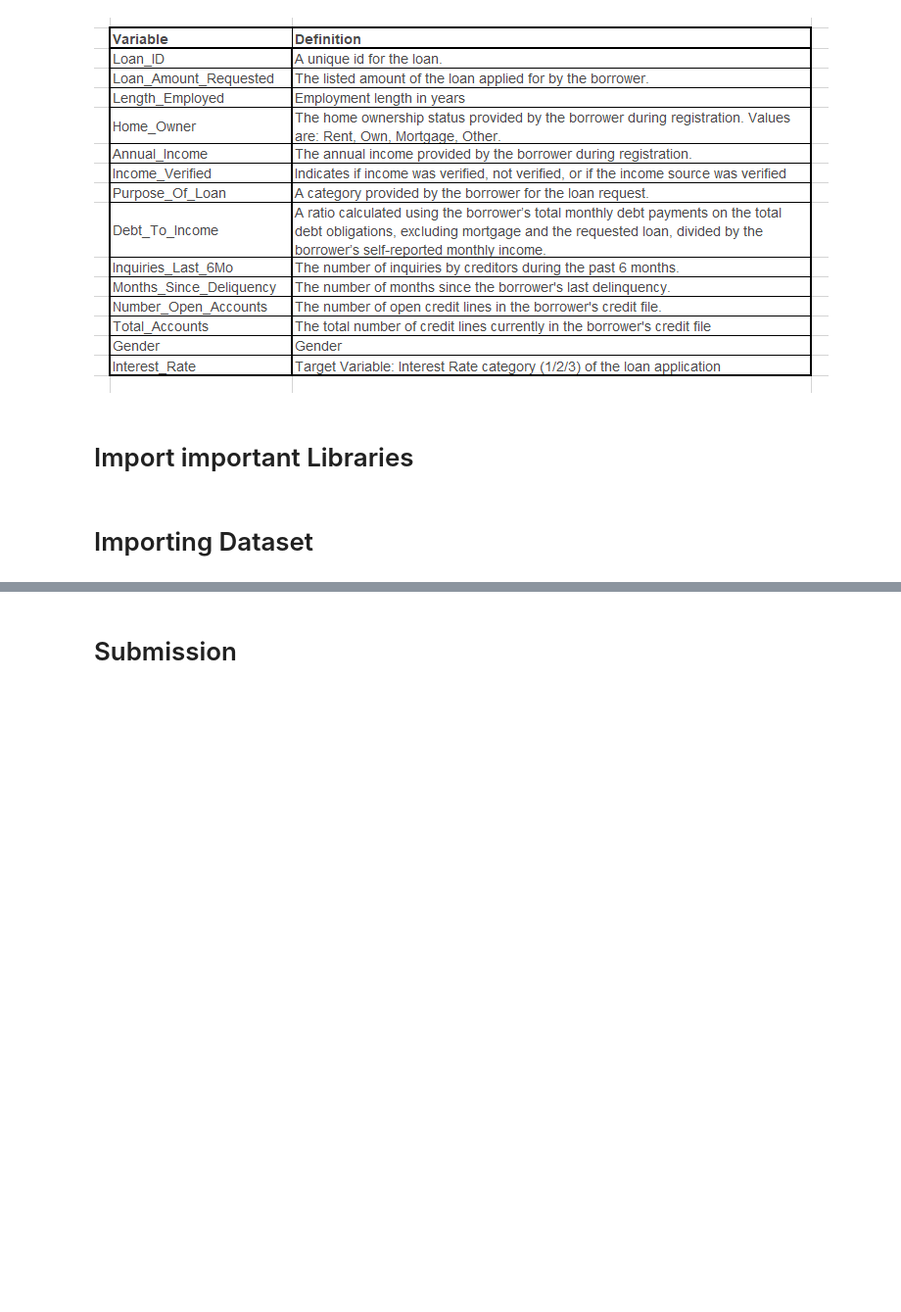
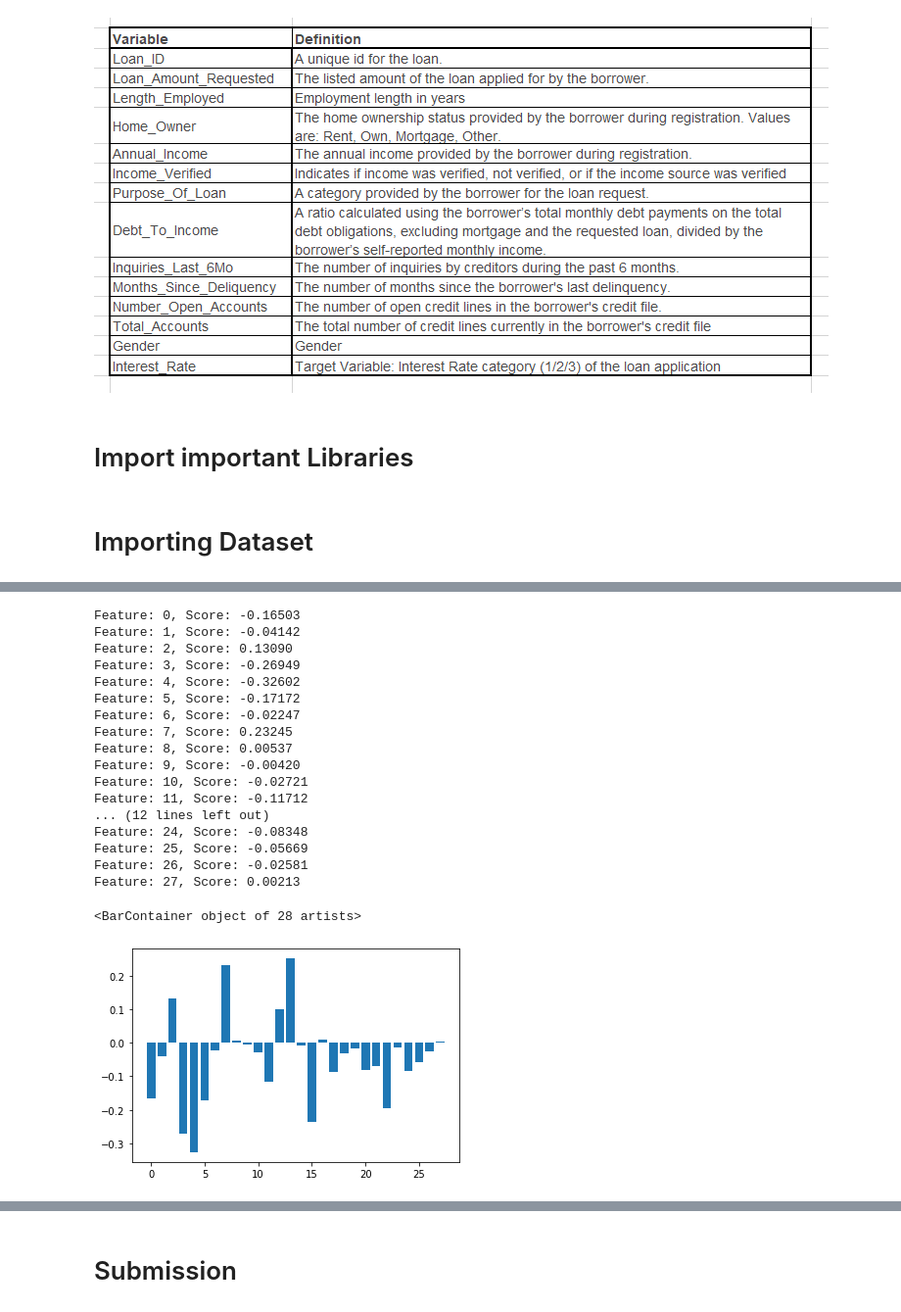
Before and after one commit to Mitesh512/Janta_Hack, a Jupyter notebook: Janta_Hack.ipynb, the cells around one changed output, grey strips where cells are left out. Shown at 98% size. Saved outputs shown, nothing was run; the diff lists cells and outputs as text; code cells hidden in the pictures; blank space fills up the shorter version.

```diff
--- a/Janta_Hack.ipynb
+++ b/Janta_Hack.ipynb
@@ -649,0 +336,3 @@ array([2, 1, 3, ..., 2, 3, 2], dtype=int64)
+# %%
+train["Loan_to_Income"] = train["Loan_Amount_Requested"]/train["Annual_Income"]
+test["Loan_to_Income"] = test["Loan_Amount_Requested"]/test["Annual_Income"]
@@ -649,0 +359,4 @@ array([2, 1, 3, ..., 2, 3, 2], dtype=int64)
+# %%
+Train_y = train['Interest_Rate']
+Train_x = train.drop('Interest_Rate',axis = 1)
+Test = test
@@ -649,0 +400,7 @@ array([2, 1, 3, ..., 2, 3, 2], dtype=int64)
+# %%
+Train_x.drop('Loan_ID',axis =1,  inplace = True)
+Test.drop('Loan_ID',axis =1,  inplace = True)
+#Scaling all the variables in range of 0 to 1
+scaler = MinMaxScaler()
+Train_x = scaler.fit_transform(Train_x)
+Test = scaler.fit_transform(Test)
@@ -649,0 +423,2 @@ array([2, 1, 3, ..., 2, 3, 2], dtype=int64)
+# %%
+X_train, X_test, y_train, y_test = train_test_split(Train_x, Train_y, test_size=0.3, random_state=101)
@@ -649,0 +455,28 @@ array([2, 1, 3, ..., 2, 3, 2], dtype=int64)
+# %%
+# get importance
+importance = logmodel.coef_[0]
+# summarize feature importance
+for i,v in enumerate(importance):
+	print('Feature: %0d, Score: %.5f' % (i,v))
+# plot feature importance
+plt.bar([x for x in range(len(importance))], importance)
+# %% [output]
+Feature: 0, Score: -0.16503
+Feature: 1, Score: -0.04142
+Feature: 2, Score: 0.13090
+Feature: 3, Score: -0.26949
+Feature: 4, Score: -0.32602
+Feature: 5, Score: -0.17172
+Feature: 6, Score: -0.02247
+Feature: 7, Score: 0.23245
+Feature: 8, Score: 0.00537
+Feature: 9, Score: -0.00420
+Feature: 10, Score: -0.02721
+Feature: 11, Score: -0.11712
+... (12 lines left out)
+Feature: 24, Score: -0.08348
+Feature: 25, Score: -0.05669
+Feature: 26, Score: -0.02581
+Feature: 27, Score: 0.00213
+<BarContainer object of 28 artists>
+[figure, added]
```
Also changed, not shown: parts of 114 cells of this notebook, 8 other files.
